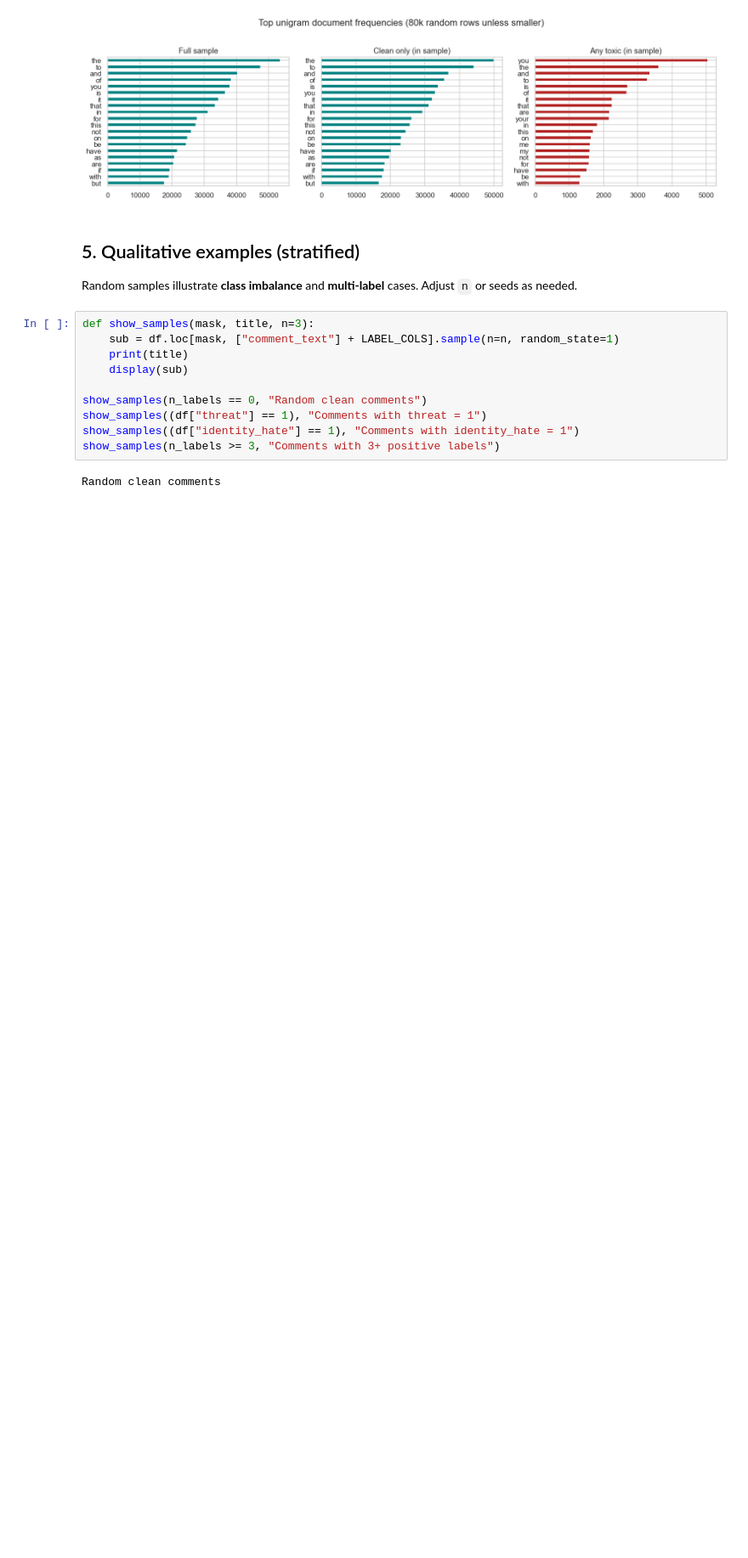
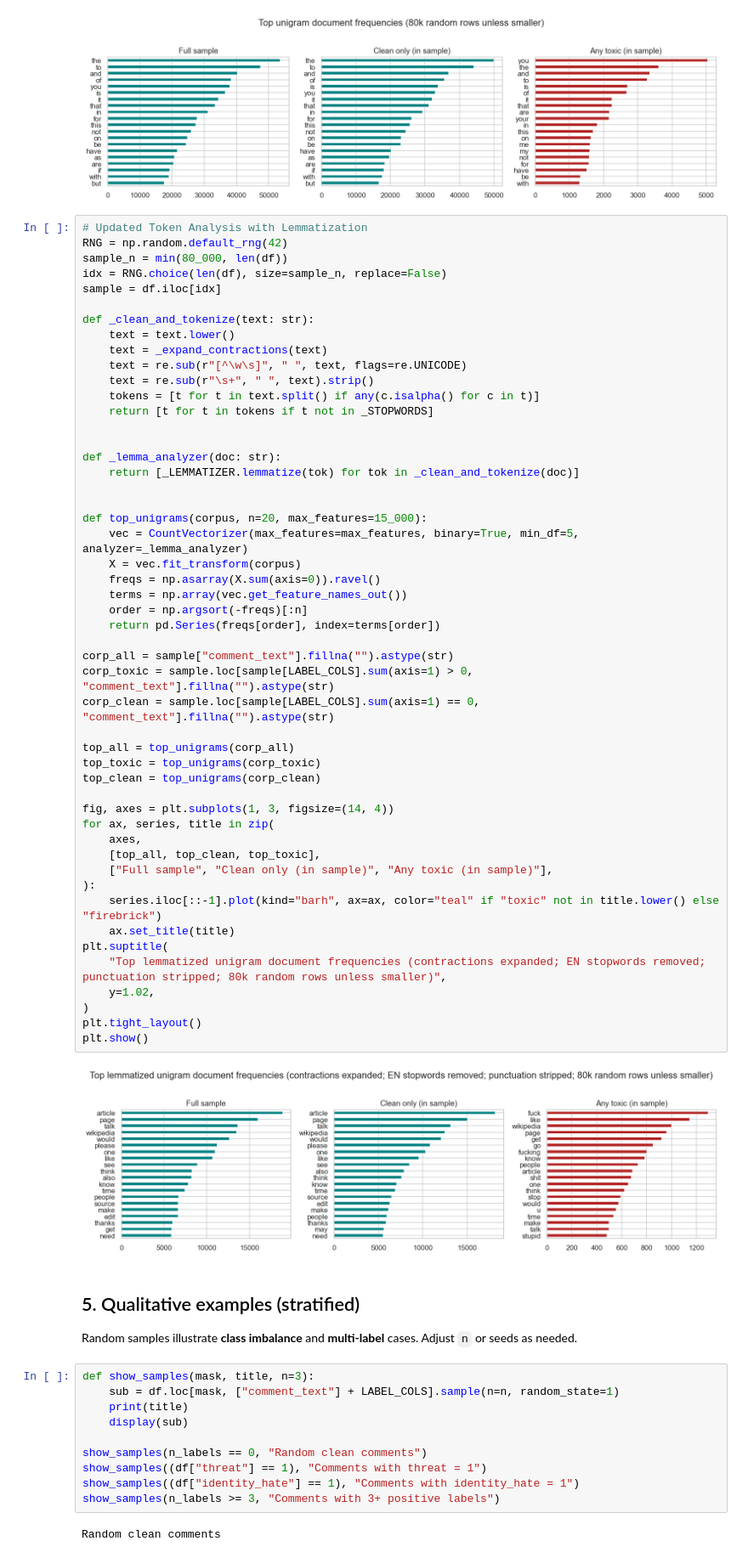
Before and after one commit to danlam-sudo/cmpe258-2026Fall-ToxicCommentDetection, a Jupyter notebook: eda/EDA.ipynb, the cells around one changed output. Shown at 85% size. Drawn from its saved outputs; the diff is of its cells as text; blank space fills up the shorter version.

```diff
--- a/eda/EDA.ipynb
+++ b/eda/EDA.ipynb
@@ -807,6 +961,58 @@ plt.tight_layout()
 plt.show()
 # %% [output]
 [figure]
+# %%
+# Updated Token Analysis with Lemmatization
+RNG = np.random.default_rng(42)
+sample_n = min(80_000, len(df))
+idx = RNG.choice(len(df), size=sample_n, replace=False)
+sample = df.iloc[idx]
+
+def _clean_and_tokenize(text: str):
+    text = text.lower()
+    text = _expand_contractions(text)
+    text = re.sub(r"[^\w\s]", " ", text, flags=re.UNICODE)
+    text = re.sub(r"\s+", " ", text).strip()
+    tokens = [t for t in text.split() if any(c.isalpha() for c in t)]
+    return [t for t in tokens if t not in _STOPWORDS]
+
+
+def _lemma_analyzer(doc: str):
+    return [_LEMMATIZER.lemmatize(tok) for tok in _clean_and_tokenize(doc)]
+
+
+def top_unigrams(corpus, n=20, max_features=15_000):
+    vec = CountVectorizer(max_features=max_features, binary=True, min_df=5, analyzer=_lemma_analyzer)
+    X = vec.fit_transform(corpus)
+    freqs = np.asarray(X.sum(axis=0)).ravel()
+    terms = np.array(vec.get_feature_names_out())
+    order = np.argsort(-freqs)[:n]
+    return pd.Series(freqs[order], index=terms[order])
+
+corp_all = sample["comment_text"].fillna("").astype(str)
+corp_toxic = sample.loc[sample[LABEL_COLS].sum(axis=1) > 0, "comment_text"].fillna("").astype(str)
+corp_clean = sample.loc[sample[LABEL_COLS].sum(axis=1) == 0, "comment_text"].fillna("").astype(str)
+
+top_all = top_unigrams(corp_all)
+top_toxic = top_unigrams(corp_toxic)
+top_clean = top_unigrams(corp_clean)
+
+fig, axes = plt.subplots(1, 3, figsize=(14, 4))
+for ax, series, title in zip(
+    axes,
+    [top_all, top_clean, top_toxic],
+    ["Full sample", "Clean only (in sample)", "Any toxic (in sample)"],
+):
+    series.iloc[::-1].plot(kind="barh", ax=ax, color="teal" if "toxic" not in title.lower() else "firebrick")
+    ax.set_title(title)
+plt.suptitle(
+    "Top lemmatized unigram document frequencies (contractions expanded; EN stopwords removed; punctuation stripped; 80k random rows unless smaller)",
+    y=1.02,
+)
+plt.tight_layout()
+plt.show()
+# %% [output]
+[figure, added]
 # %% [markdown]
 ## 5. Qualitative examples (stratified)
 
```
Also changed, not shown: parts of 4 cells of this notebook, 1 other file.
